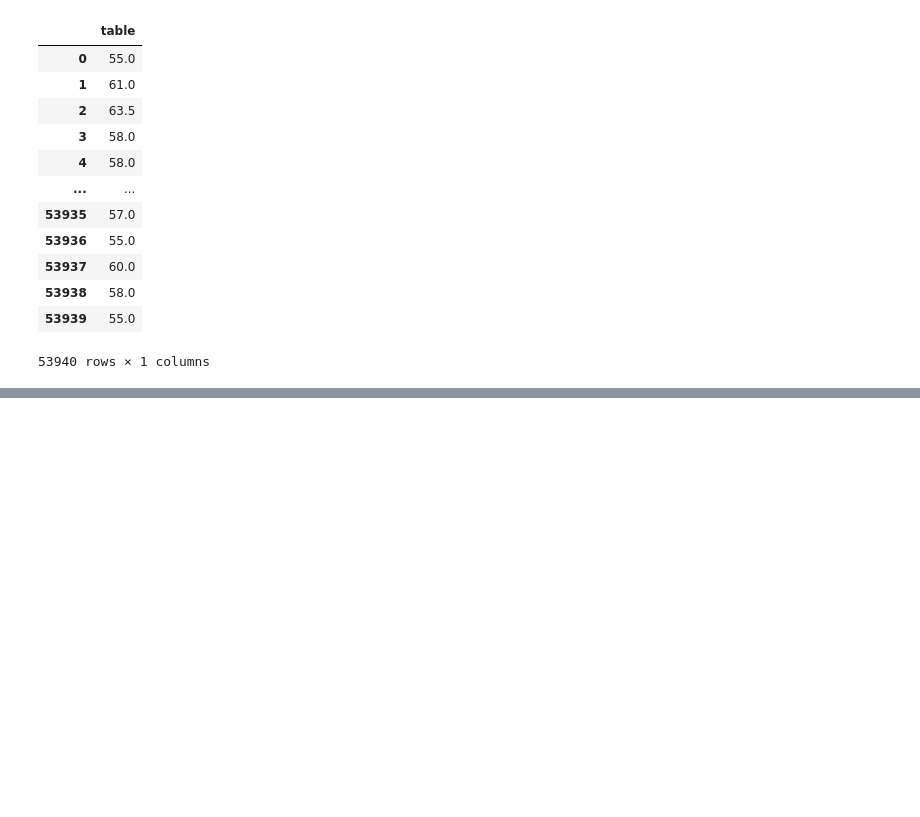
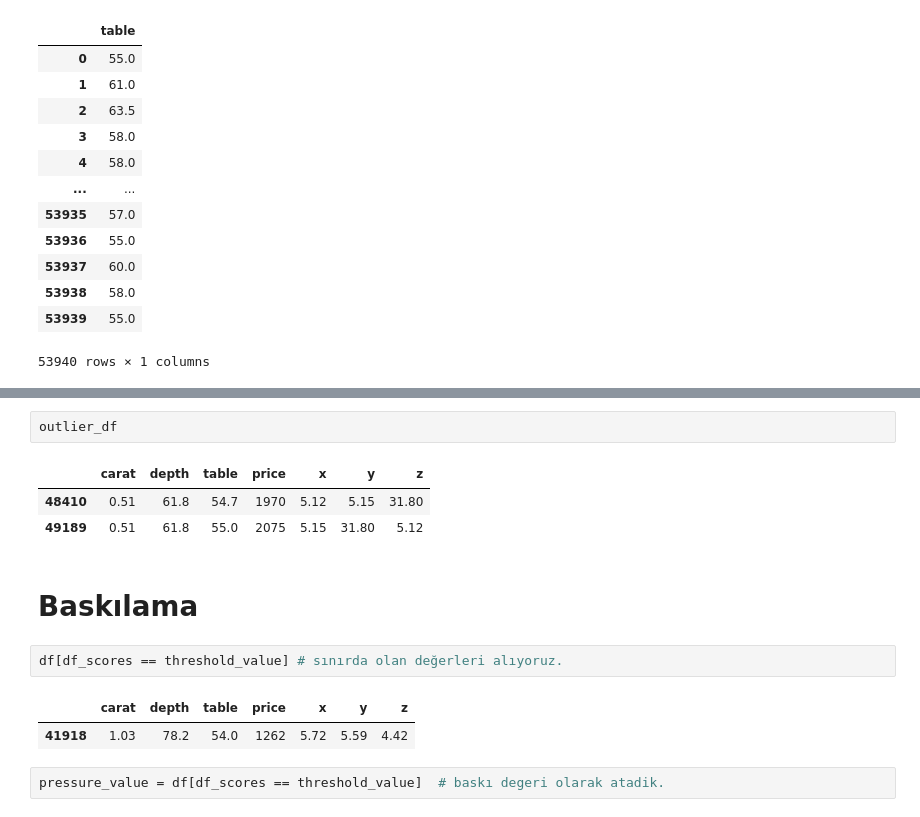
Before and after one commit to Alihanesentas/Data-Preprocessing, a Jupyter notebook: outlierAnalysis.ipynb, the cells around one changed output, grey strips where cells are left out. Cells and saved outputs as stored; diff of their text form; blank space fills up the shorter version.

```diff
--- a/outlierAnalysis.ipynb
+++ b/outlierAnalysis.ipynb
@@ -235,0 +322,15 @@ df_table
+# %%
+outlier_df
+# %% [output]
+|  | carat | depth | table | price | x | y | z |
+| 48410 | 0.51 | 61.8 | 54.7 | 1970 | 5.12 | 5.15 | 31.80 |
+| 49189 | 0.51 | 61.8 | 55.0 | 2075 | 5.15 | 31.80 | 5.12 |
+# %% [markdown]
+ # Baskılama
+# %%
+df[df_scores == threshold_value] # sınırda olan değerleri alıyoruz.
+# %% [output]
+|  | carat | depth | table | price | x | y | z |
+| 41918 | 1.03 | 78.2 | 54.0 | 1262 | 5.72 | 5.59 | 4.42 |
+# %%
+pressure_value = df[df_scores == threshold_value]  # baskı degeri olarak atadik.
```
Also changed, not shown: parts of 28 cells of this notebook, 1 other file.
